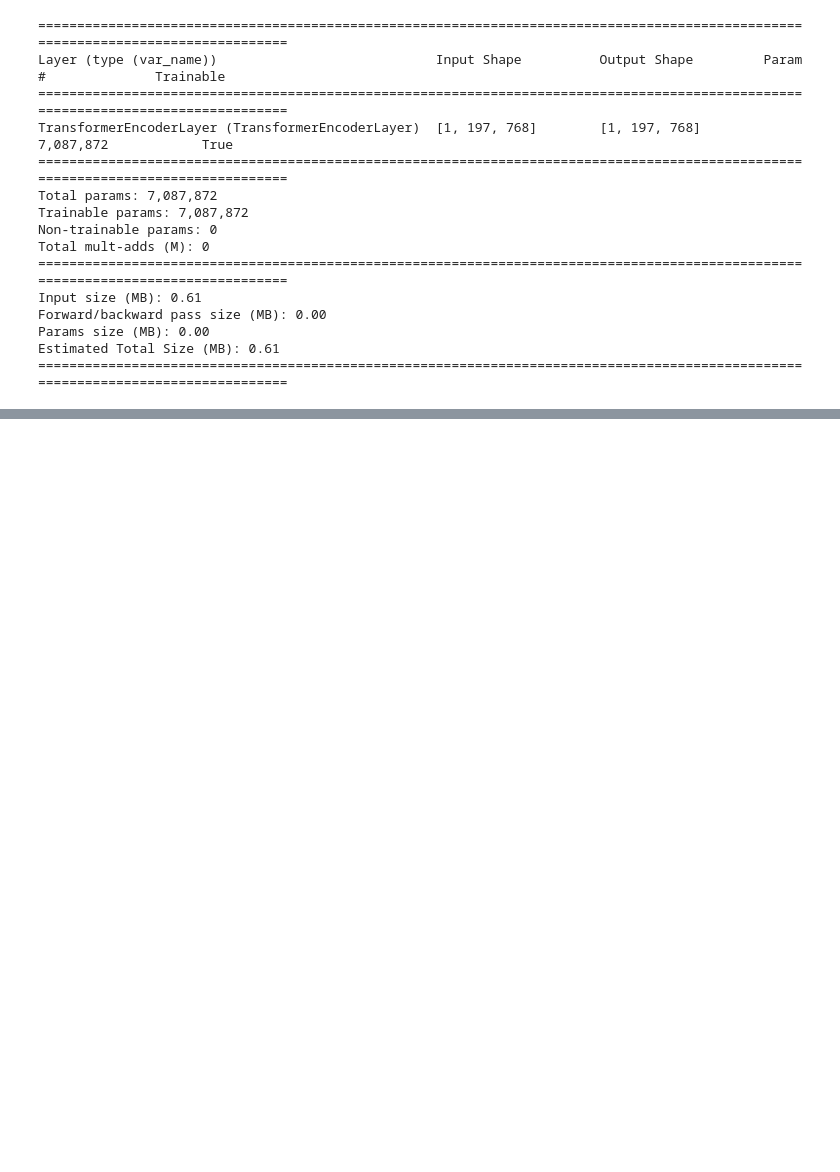
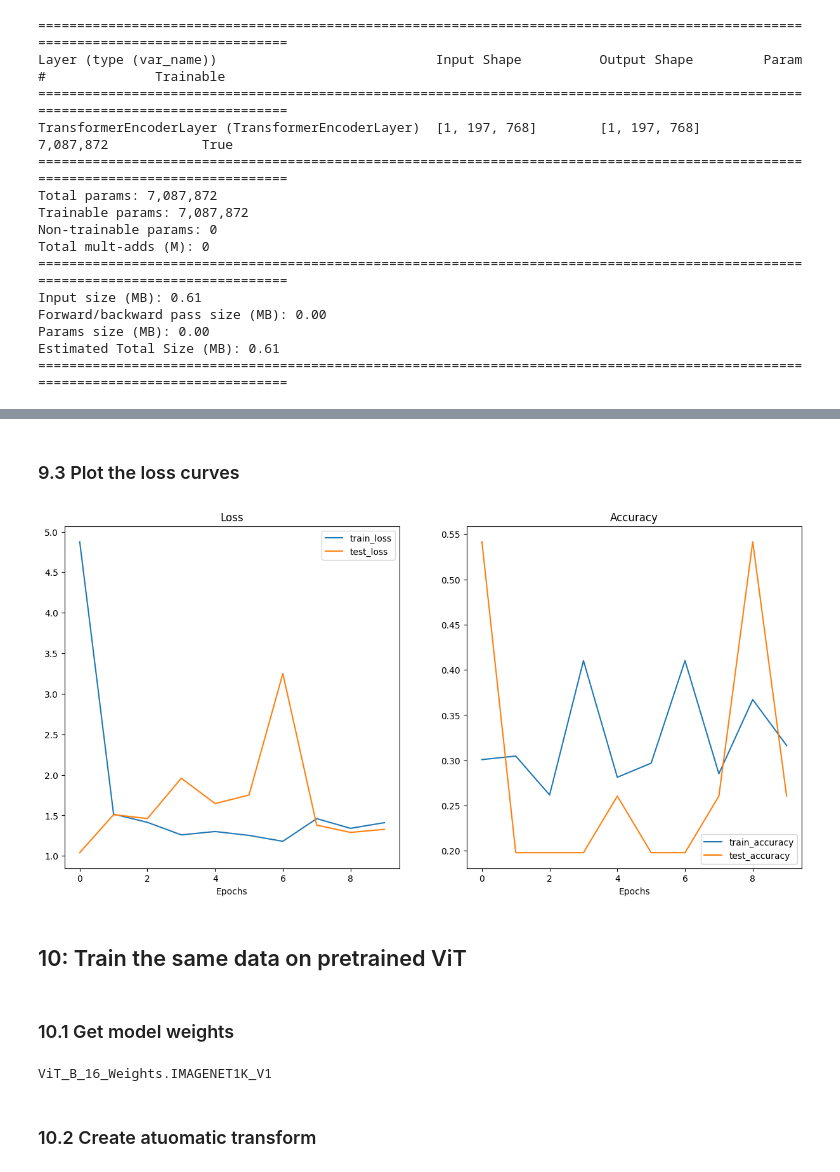
Before and after one commit to mridul3301/Computer-Vision, a Jupyter notebook: PyTorch/5. Paper Replicating - Vision Transformer (ViT).ipynb, the cells around one changed output, grey strips where cells are left out. Drawn from its saved outputs; the diff is of its cells as text; code cells hidden in the pictures; blank space fills up the shorter version.

```diff
--- a/PyTorch/5. Paper Replicating - Vision Transformer (ViT).ipynb
+++ b/PyTorch/5. Paper Replicating - Vision Transformer (ViT).ipynb
@@ -1228,0 +1377,13 @@ Estimated Total Size (MB): 0.61
+# %%
+# Test for random values
+
+set_seeds()
+
+# Create a random tensor with same shape as single image
+random_image_tensor = torch.randn(1, 3, 224, 224)
+
+# Create ViT
+vit = ViT(num_classes = 3)
+
+# Pass the random image tensor to vit instance
+vit(random_image_tensor)
@@ -1228,0 +1423,4 @@ Estimated Total Size (MB): 0.61
+# %%
+optimizer = torch.optim.Adam(vit.parameters(),lr=0.001, betas=(0.9, 0.999), weight_decay = 0.1)
+# %%
+loss_fn = torch.nn.CrossEntropyLoss()
@@ -1228,0 +1429,11 @@ Estimated Total Size (MB): 0.61
+# %%
+from scripts.scripts import engine
+
+set_seeds()
+results = engine.train(model = vit,
+                       train_dataloader = train_dataloader,
+                       test_dataloader = test_dataloader,
+                       epochs = 10,
+                       optimizer = optimizer,
+                       loss_fn = loss_fn,
+                       device = device)
@@ -1228,0 +1462,13 @@ Estimated Total Size (MB): 0.61
+# %% [markdown]
+### 9.3 Plot the loss curves
+# %%
+from scripts.scripts.helper_functions import plot_loss_curves
+
+# Plot our ViT model's loss curves
+plot_loss_curves(results)
+# %% [output]
+[figure, added]
+# %% [markdown]
+## 10: Train the same data on pretrained ViT
+# %% [markdown]
+### 10.1 Get model weights
@@ -1228,0 +1478,6 @@ Estimated Total Size (MB): 0.61
+# %%
+weights
+# %% [output]
+ViT_B_16_Weights.IMAGENET1K_V1
+# %% [markdown]
+### 10.2 Create atuomatic transform
```
Also changed, not shown: parts of 63 cells of this notebook.
